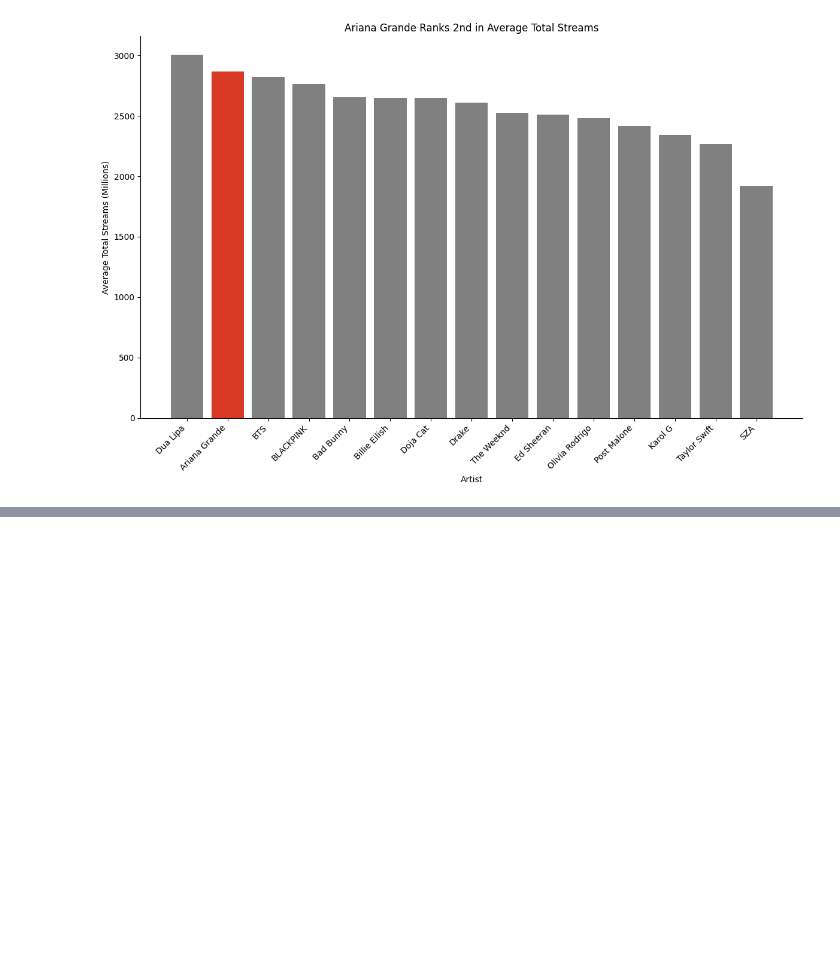
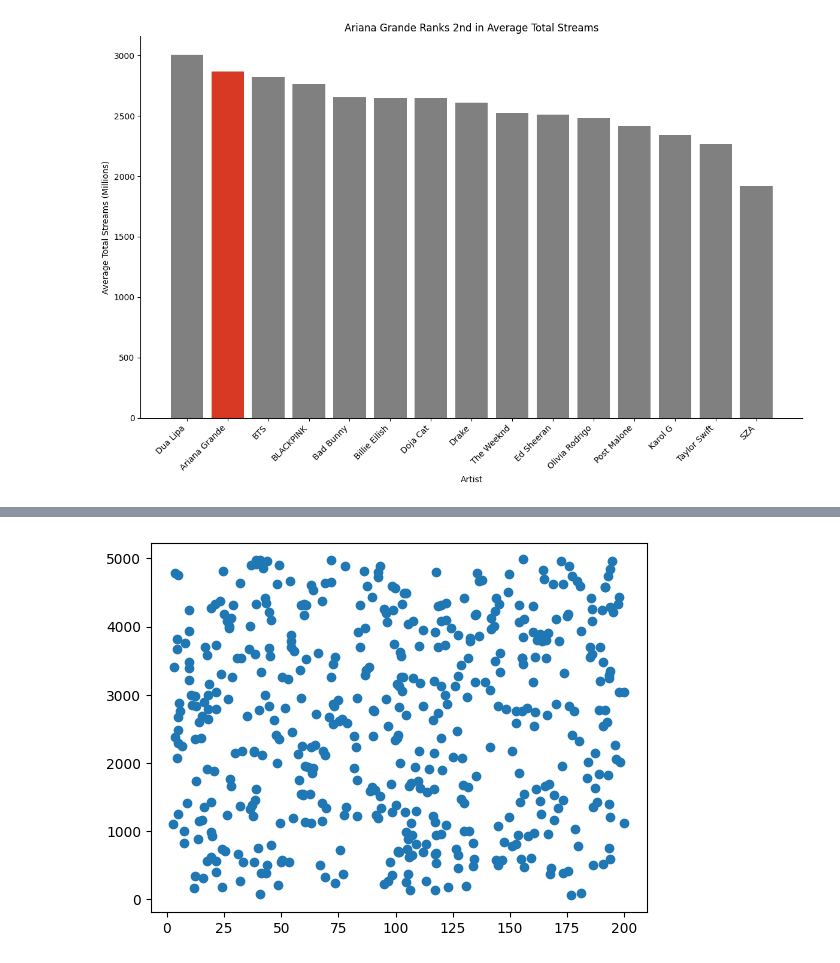
Before and after one commit to rhyman7/learning_plots_ryan_hyman, a Jupyter notebook: notebooks/visualization_practice.ipynb, the cells around one changed output, grey strips where cells are left out. Saved outputs shown, nothing was run; the diff lists cells and outputs as text; code cells hidden in the pictures; blank space fills up the shorter version.

Commit message:
second commit which includes scatter plot

```diff
--- a/notebooks/visualization_practice.ipynb
+++ b/notebooks/visualization_practice.ipynb
@@ -153,0 +174,5 @@ plt.show()
+# %%
+plt.scatter(spotify_df["Streams Last 30 Days (Millions)"], spotify_df["Total Streams (Millions)"])
+plt.show()
+# %% [output]
+[figure, added]
```
Also changed, not shown: parts of 4 cells of this notebook.
